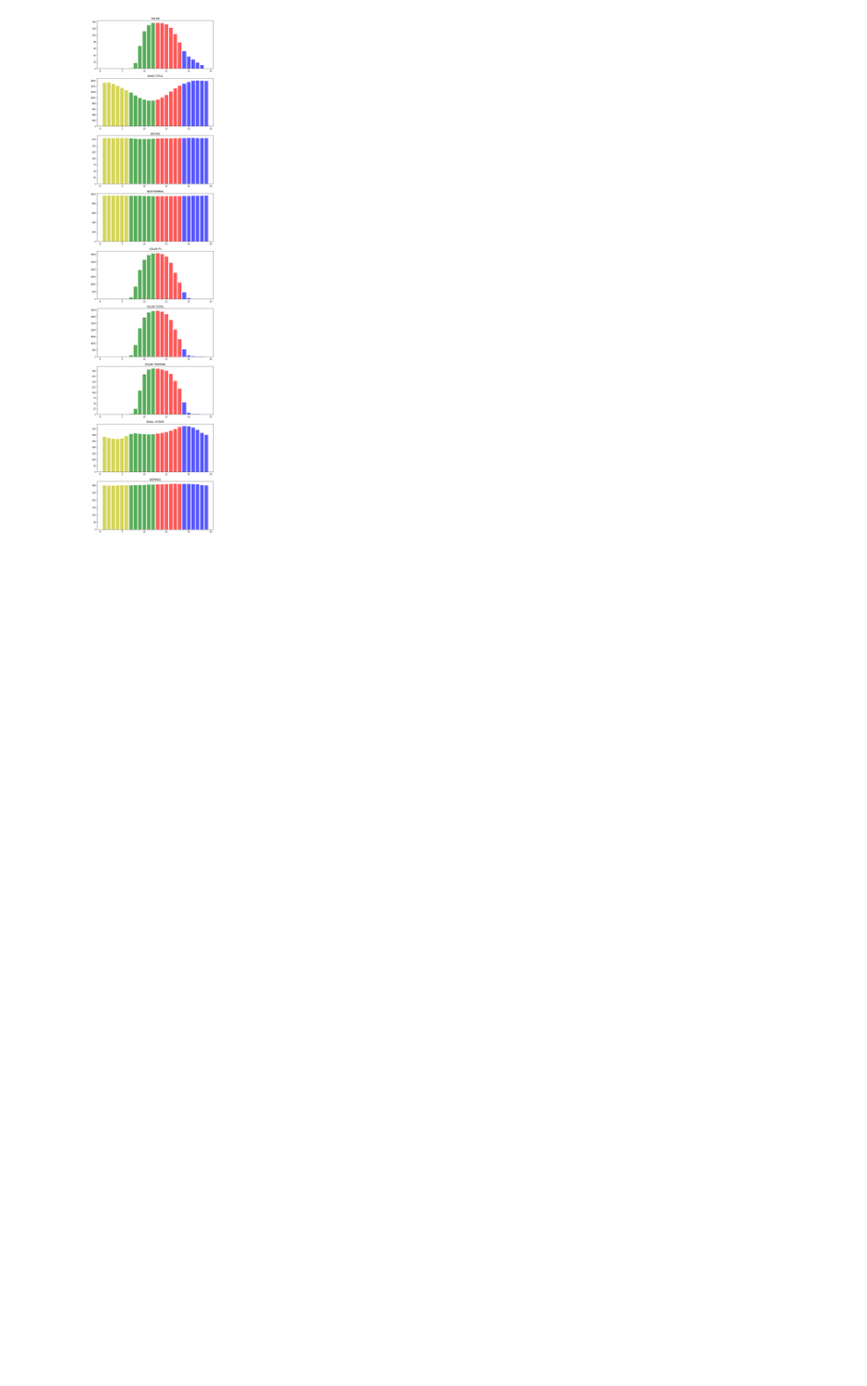
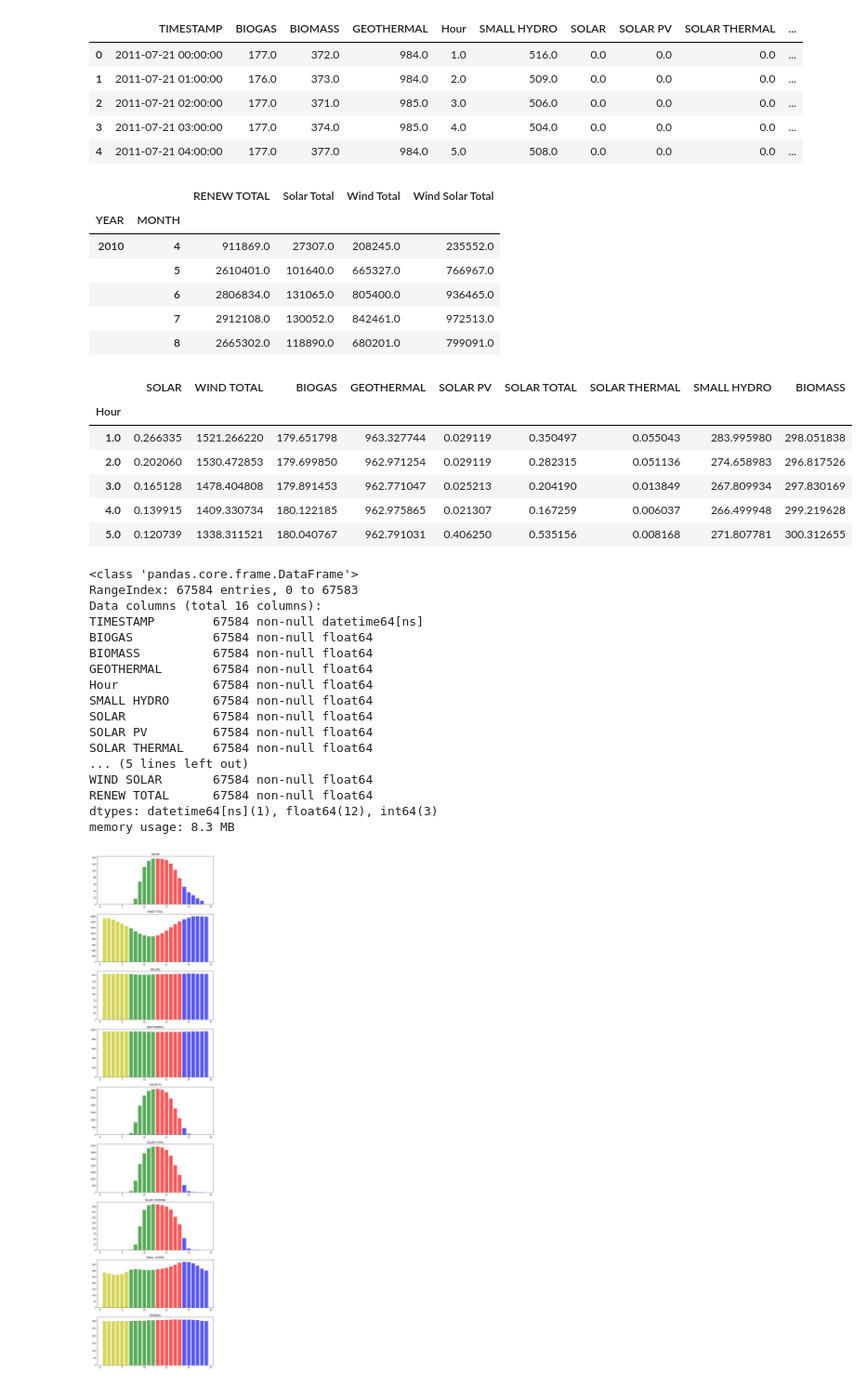
Before and after one commit to scottinsactown/California-Renewable-Energy--data-analysis, a Jupyter notebook: Project starter Book .ipynb, the cells around one changed output. Shown at 93% size. Drawn from its saved outputs; the diff is of its cells as text; code cells hidden in the pictures; blank space fills up the shorter version.

```diff
--- a/Project starter Book .ipynb
+++ b/Project starter Book .ipynb
@@ -64 +1,80 @@ memory usage: 5.2+ MB
+# %%
+import pandas as pd
+import numpy as np
+import matplotlib.pyplot as plt
+import seaborn as sns
+
+
+full_data = pd.read_csv('all_breakdown.csv')
+full_data['SOLAR'] = full_data['SOLAR'].fillna(0)
+full_data['SOLAR PV'] = full_data['SOLAR PV'].fillna(0)
+full_data['SOLAR THERMAL'] = full_data['SOLAR THERMAL'].fillna(0)
+full_data['SOLAR TOTAL'] = full_data['SOLAR']+full_data['SOLAR PV']+full_data['SOLAR THERMAL']
+full_data['TIMESTAMP'] = pd.to_datetime(full_data['TIMESTAMP'])
+full_data['TIMESTAMP'] = pd.to_datetime(full_data['TIMESTAMP'])
+full_data['MONTH'] = full_data['TIMESTAMP'].dt.month
+full_data['YEAR'] = full_data['TIMESTAMP'].dt.year
+full_data['DAY'] = full_data['TIMESTAMP'].dt.day
+full_data['WIND SOLAR'] = full_data['SOLAR TOTAL'] + full_data['WIND TOTAL']
+full_data['RENEW TOTAL'] = full_data['BIOGAS'] + full_data['BIOMASS']+ full_data['GEOTHERMAL']+full_data['GEOTHERMAL']+full_data['WIND SOLAR']
+
+YearMonthGrouped = full_data.groupby(['YEAR','MONTH'])
+monthly_sum = pd.DataFrame(YearMonthGrouped['RENEW TOTAL'].sum())
+monthly_sum['Solar Total'] = YearMonthGrouped['SOLAR TOTAL'].sum()
+monthly_sum['Wind Total'] = YearMonthGrouped['WIND TOTAL'].sum()
+monthly_sum['Wind Solar Total'] = YearMonthGrouped['WIND SOLAR'].sum()
+
+hour_grouped = full_data.groupby('Hour')
+hour_sum = pd.DataFrame(hour_grouped['SOLAR'].mean())
+hour_sum['WIND TOTAL'] = hour_grouped['WIND TOTAL'].mean()
+hour_sum['BIOGAS'] = hour_grouped['BIOGAS'].mean()
+hour_sum['GEOTHERMAL'] = hour_grouped['GEOTHERMAL'].mean()
+hour_sum['SOLAR PV'] = hour_grouped['SOLAR PV'].mean()
+hour_sum['SOLAR TOTAL'] = hour_grouped['SOLAR TOTAL'].mean()
+hour_sum['SOLAR THERMAL'] = hour_grouped['SOLAR THERMAL'].mean()
+hour_sum['SMALL HYDRO'] = hour_grouped['SMALL HYDRO'].mean()
+hour_sum['BIOMASS'] = hour_grouped['BIOMASS'].mean()
+
+display(full_data.head())
+display(monthly_sum.head())
+display(hour_sum.head())
+full_data.info()
+# %% [output]
+|  | TIMESTAMP | BIOGAS | BIOMASS | GEOTHERMAL | Hour | SMALL HYDRO | SOLAR | SOLAR PV | SOLAR THERMAL | ... |
+| 0 | 2011-07-21 00:00:00 | 177.0 | 372.0 | 984.0 | 1.0 | 516.0 | 0.0 | 0.0 | 0.0 | ... |
+| 1 | 2011-07-21 01:00:00 | 176.0 | 373.0 | 984.0 | 2.0 | 509.0 | 0.0 | 0.0 | 0.0 | ... |
+| 2 | 2011-07-21 02:00:00 | 177.0 | 371.0 | 985.0 | 3.0 | 506.0 | 0.0 | 0.0 | 0.0 | ... |
+| 3 | 2011-07-21 03:00:00 | 177.0 | 374.0 | 985.0 | 4.0 | 504.0 | 0.0 | 0.0 | 0.0 | ... |
+| 4 | 2011-07-21 04:00:00 | 177.0 | 377.0 | 984.0 | 5.0 | 508.0 | 0.0 | 0.0 | 0.0 | ... |
+|  |  | RENEW TOTAL | Solar Total | Wind Total | Wind Solar Total |
+| YEAR | MONTH |  |  |  |  |
+| 2010 | 4 | 911869.0 | 27307.0 | 208245.0 | 235552.0 |
+|  | 5 | 2610401.0 | 101640.0 | 665327.0 | 766967.0 |
+|  | 6 | 2806834.0 | 131065.0 | 805400.0 | 936465.0 |
+|  | 7 | 2912108.0 | 130052.0 | 842461.0 | 972513.0 |
+|  | 8 | 2665302.0 | 118890.0 | 680201.0 | 799091.0 |
+|  | SOLAR | WIND TOTAL | BIOGAS | GEOTHERMAL | SOLAR PV | SOLAR TOTAL | SOLAR THERMAL | SMALL HYDRO | BIOMASS |
+| Hour |  |  |  |  |  |  |  |  |  |
+| 1.0 | 0.266335 | 1521.266220 | 179.651798 | 963.327744 | 0.029119 | 0.350497 | 0.055043 | 283.995980 | 298.051838 |
+| 2.0 | 0.202060 | 1530.472853 | 179.699850 | 962.971254 | 0.029119 | 0.282315 | 0.051136 | 274.658983 | 296.817526 |
+| 3.0 | 0.165128 | 1478.404808 | 179.891453 | 962.771047 | 0.025213 | 0.204190 | 0.013849 | 267.809934 | 297.830169 |
+| 4.0 | 0.139915 | 1409.330734 | 180.122185 | 962.975865 | 0.021307 | 0.167259 | 0.006037 | 266.499948 | 299.219628 |
+| 5.0 | 0.120739 | 1338.311521 | 180.040767 | 962.791031 | 0.406250 | 0.535156 | 0.008168 | 271.807781 | 300.312655 |
+<class 'pandas.core.frame.DataFrame'>
+RangeIndex: 67584 entries, 0 to 67583
+Data columns (total 16 columns):
+TIMESTAMP        67584 non-null datetime64[ns]
+BIOGAS           67584 non-null float64
+BIOMASS          67584 non-null float64
+GEOTHERMAL       67584 non-null float64
+Hour             67584 non-null float64
+SMALL HYDRO      67584 non-null float64
+SOLAR            67584 non-null float64
+SOLAR PV         67584 non-null float64
+SOLAR THERMAL    67584 non-null float64
+... (5 lines left out)
+WIND SOLAR       67584 non-null float64
+RENEW TOTAL      67584 non-null float64
+dtypes: datetime64[ns](1), float64(12), int64(3)
+memory usage: 8.3 MB
 # %%
```
Also changed, not shown: parts of 8 cells of this notebook.
